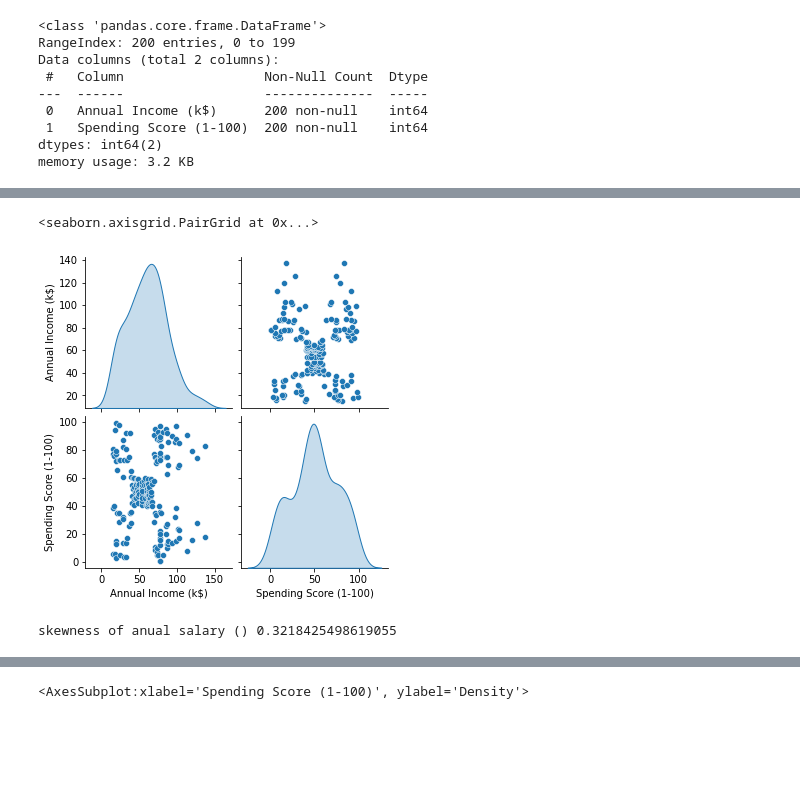
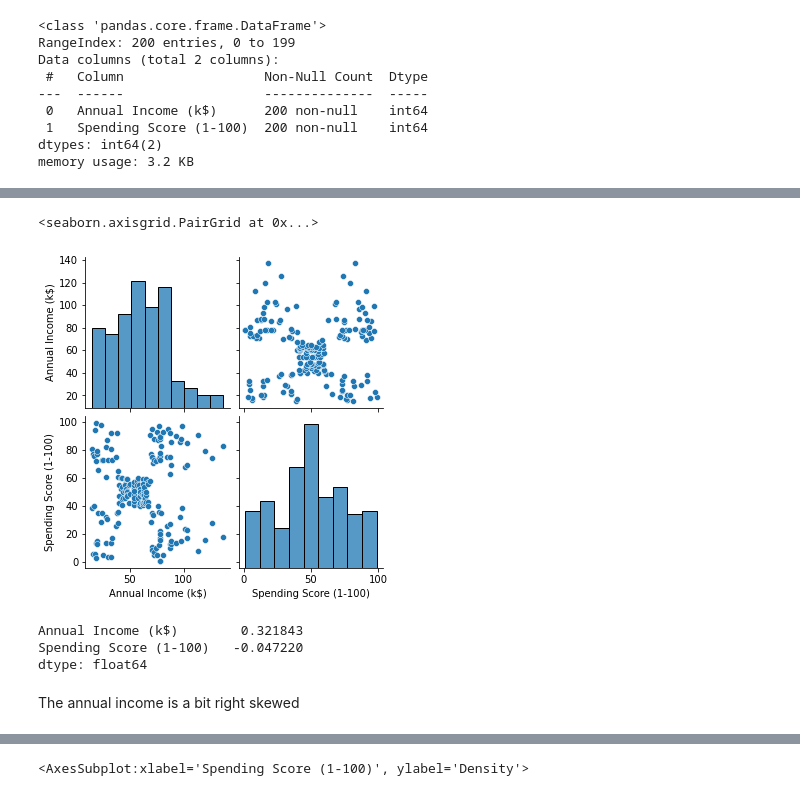
Before and after one commit to Agramoflife/My_machine_learning_notebooks, a Jupyter notebook: asg k means clustering.ipynb, the cells around one changed output, grey strips where cells are left out. Drawn from its saved outputs; the diff is of its cells as text; code cells hidden in the pictures; blank space fills up the shorter version.

```diff
--- a/asg k means clustering.ipynb
+++ b/asg k means clustering.ipynb
@@ -68,0 +73,4 @@ memory usage: 3.2 KB
+# %%
+from sklearn.cluster import KMeans
+kmeans = KMeans(n_clusters = 4)
+kmeans.fit(demo)
@@ -68,0 +120,8 @@ memory usage: 3.2 KB
+# %%
+k_values = range(2,21)
+inertia_values = []
+for i in k_values:
+    kmeans = KMeans(n_clusters = i)
+    kmeans.fit(demo)
+    inertia=kmeans.inertia_
+    inertia_values.append(inertia)
@@ -69,10 +136,14 @@ memory usage: 3.2 KB
 # %%
-sns.pairplot(demo,diag_kind = 'kde')
+sns.pairplot(demo)
 # %% [output]
 <seaborn.axisgrid.PairGrid at 0x...>
-[figure, old version]
+[figure, new version]
-# %%
-# let's see the skew ness of the data as it might create a cluster of it's own because it is not outlier robust
-print('skewness of anual salary ()',demo['Annual Income (k$)'].skew())
-# %% [output]
-skewness of anual salary () 0.3218425498619055
+# %%
+# So we have outlier
+demo.skew()
+# %% [output]
+Annual Income (k$)        0.321843
+Spending Score (1-100)   -0.047220
+dtype: float64
+# %% [markdown]
+The annual income is a bit right skewed
```
Also changed, not shown: parts of 24 cells of this notebook, 2 other files.
